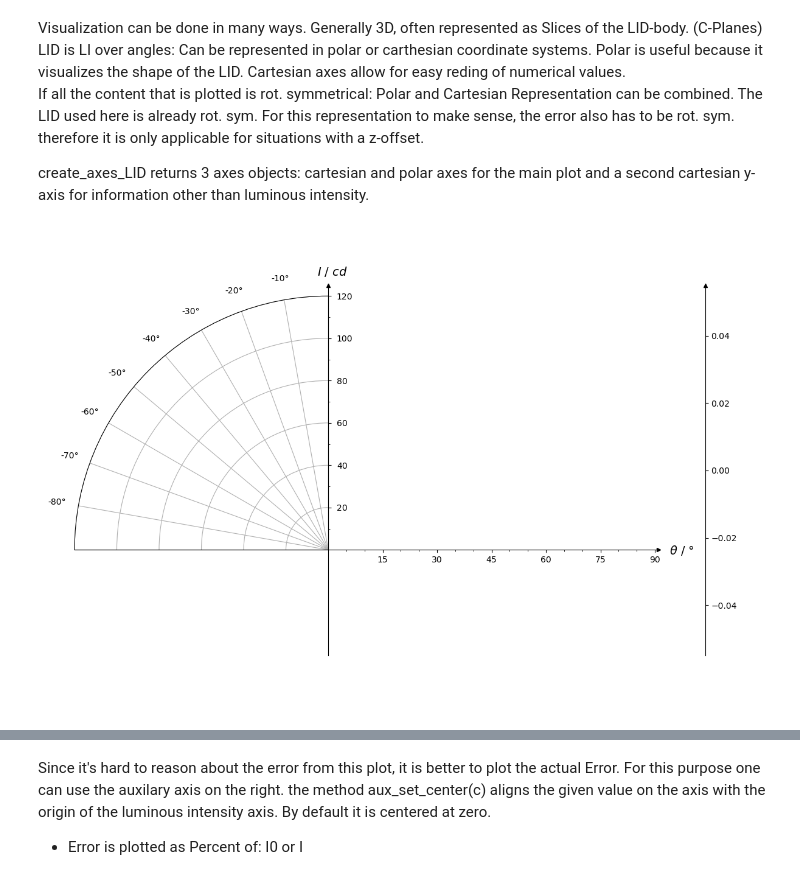
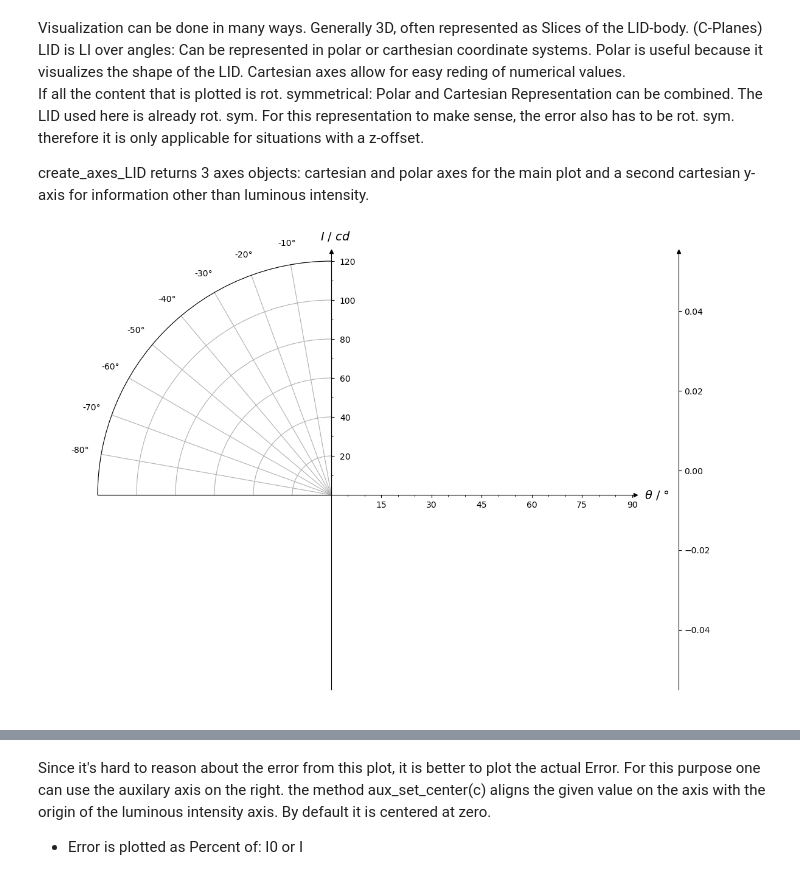
Before and after one commit to empir19nrm02/WP4, a Jupyter notebook: CoLPaper.ipynb, the cells around one changed output, grey strips where cells are left out. Drawn from its saved outputs; the diff is of its cells as text; code cells hidden in the pictures.

```diff
--- a/CoLPaper.ipynb
+++ b/CoLPaper.ipynb
@@ -221,12 +195,12 @@ If all the content that is plotted is rot. symmetrical: Polar and Cartesian Repr
 create_axes_LID returns 3 axes objects: cartesian and polar axes for the main plot and a second cartesian y-axis for information other than luminous intensity.
 # %%
 import matplotlib.pyplot as plt
-from HalfplaneVisuTest import HalfplaneVisu
+from HalfplaneVisualization import HalfplaneVisu
 
-visu = HalfplaneVisu(theta_max=theta_max,theta_tick_dist=15,r_max = 125,r_min=-50)
+visu = HalfplaneVisu(theta_max=theta_max,theta_tick_dist=15,r_max = 125,r_min=-100)
 visu.show_fig(True, True)
 # %% [output]
-[figure, old version]
+[figure, new version]
 # %%
 # choose the c-plane to plot
 c = 0
```
Also changed, not shown: parts of 22 cells of this notebook, 1 other file.
